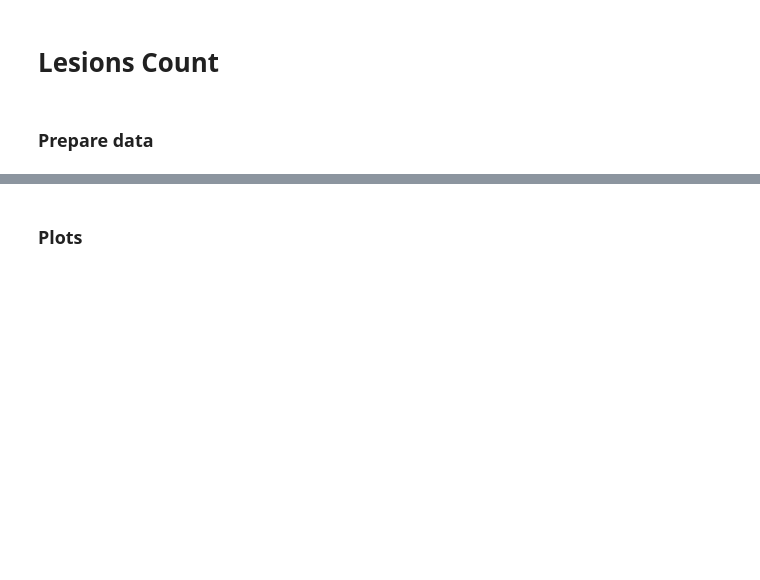
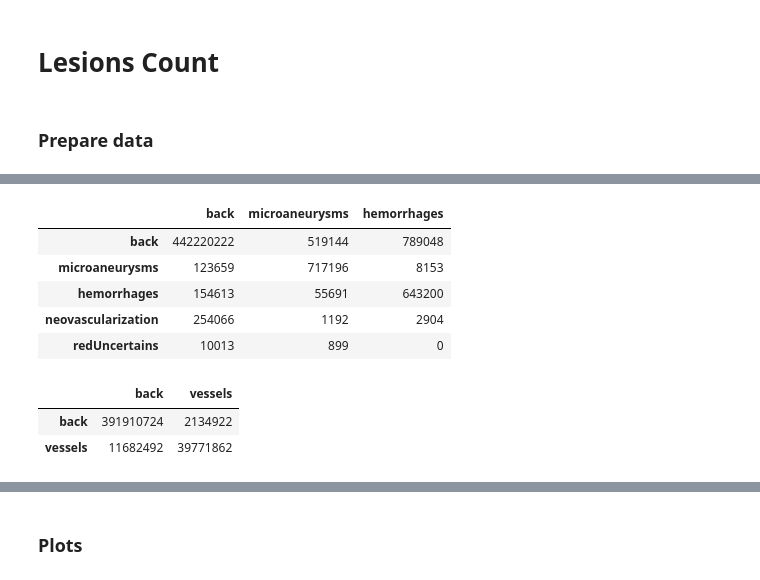
Before and after one commit to LIV4D/MAPLES-DR, a Jupyter notebook: examples/article_figures.ipynb, the cells around one changed output, grey strips where cells are left out. Cells and saved outputs as stored; diff of their text form; code cells hidden in the pictures; blank space fills up the shorter version.

```diff
--- a/examples/article_figures.ipynb
+++ b/examples/article_figures.ipynb
@@ -400 +398,31 @@ def correction_stat(annotation_labels, preannotation_labels=(), desc=None):
+# %%
+def single_image_correction_stat(sample, annotation_labels, preannotation_labels=()):
+    annotation_labels = {i + 1: b for i, b in enumerate(annotation_labels)}
+    annotations = sample.read_multiple_biomarkers(annotation_labels)
+    if len(preannotation_labels):
+        preannotation_labels = {i + 1: b for i, b in enumerate(preannotation_labels)}
+        preannotations = sample.read_multiple_biomarkers(preannotation_labels, pre_annotation=True)
+        return sklearn_confmat(
+            annotations.flatten(),
+            preannotations.flatten(),
+            labels=np.arange(len(annotation_labels) + 1),
+        )
+    else:
+        return np.array([[(_ == annotations).sum()] for _ in range(len(annotation_labels) + 1)])
+
+
+def correction_stat(annotation_labels, preannotation_labels=(), desc=None):
+    cm = None
+    for sample in tqdm(maples_dataset, desc=desc):
+        cm_img = single_image_correction_stat(sample, annotation_labels, preannotation_labels)
+        if cm is None:
+            cm = cm_img
+        else:
+            cm += cm_img
+    df = pd.DataFrame(
+        cm[:, : len(preannotation_labels) + 1],
+        columns=["back"] + list(preannotation_labels),
+        index=["back"] + list(annotation_labels),
+    )
+    return df
 # %%
@@ -403,7 +438,18 @@ bright_cm
 # %%
-red_cm = correction_stat(red, red_preannotations)
+red_cm = correction_stat(RED, RED_PRE, desc="Red lesions")
 red_cm
+# %% [output]
+|  | back | microaneurysms | hemorrhages |
+| back | 442220222 | 519144 | 789048 |
+| microaneurysms | 123659 | 717196 | 8153 |
+| hemorrhages | 154613 | 55691 | 643200 |
+| neovascularization | 254066 | 1192 | 2904 |
+| redUncertains | 10013 | 899 | 0 |
 # %%
-vessels_cm = correction_stat([vessel], [vessel], desc="Vessels")
+vessels_cm = correction_stat([VESSELS], [VESSELS], desc="Vessels")
 vessels_cm
+# %% [output]
+|  | back | vessels |
+| back | 391910724 | 2134922 |
+| vessels | 11682492 | 39771862 |
 # %%
```
Also changed, not shown: parts of 33 cells of this notebook, 6 other files.
